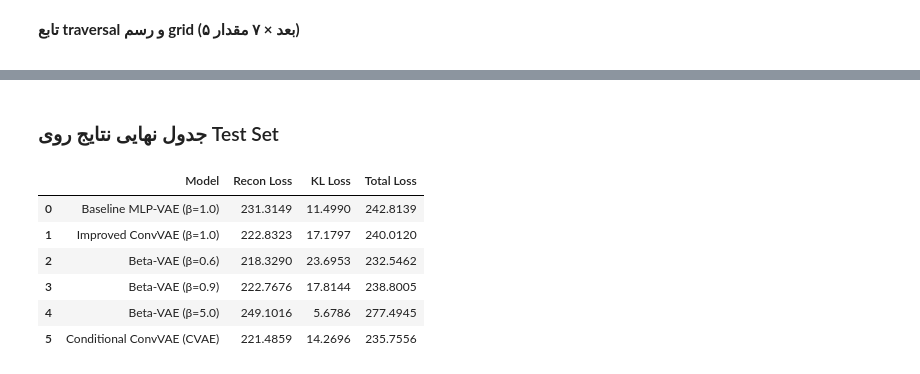
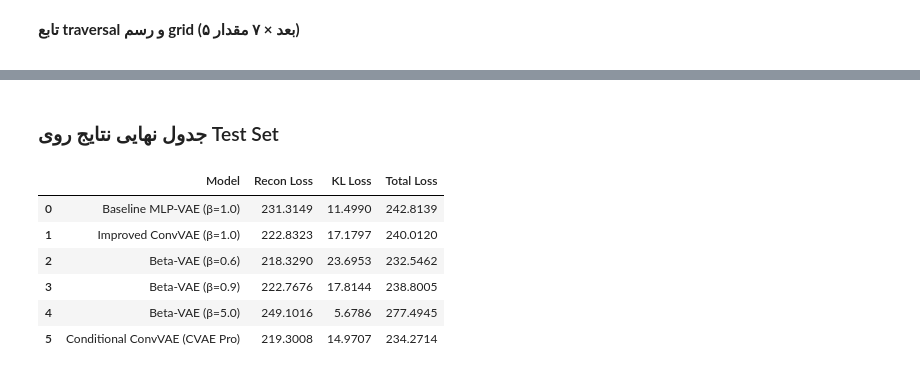
Before and after one commit to SoroushDavaran/ML_fall2025-fashionmnist-vae, a Jupyter notebook: Copy_of_Polygon_Pirates.ipynb, the cells around one changed output, grey strips where cells are left out. Saved outputs shown, nothing was run; the diff lists cells and outputs as text; code cells hidden in the pictures.

```diff
--- a/Copy_of_Polygon_Pirates.ipynb
+++ b/Copy_of_Polygon_Pirates.ipynb
@@ -1142,9 +1161,0 @@ traverse_values = np.linspace(-3, 3, 7)            # 7 values  :contentReference
-# %%
-for beta in BETAS:
-    latent_traversal_grid(
-        model=beta_models[beta],
-        x=x_ref,
-        beta=beta,
-        dims=dims_to_traverse,
-        values=traverse_values
-    )
@@ -1409,8 +1428,10 @@ Overall Accuracy: 10.00%
 # %%
 
-
-# ---- 1. Final Results Table ----
+"""
+## **FAZE 5: Final Report & Summary**
+"""
 import pandas as pd
+from IPython.display import display, HTML
 
 # Combine all metrics into a single list of dictionaries
 final_results = [
@@ -1418,35 +1439,34 @@ final_results = [
     {"Model": "Improved ConvVAE (β=1.0)", "Recon Loss": test_metrics_conv['recon'], "KL Loss": test_metrics_conv['kl'], "Total Loss": test_metrics_conv['total']},
 ]
 
 # Add Beta-VAE models
 for row in beta_test_rows:
     final_results.append({
         "Model": f"Beta-VAE (β={row['beta']})",
         "Recon Loss": row['recon'],
         "KL Loss": row['kl'],
         "Total Loss": row['total']
     })
 
-# Add CVAE model
+# Add CVAE model (Using cvae_pro metrics)
 final_results.append({
-    "Model": "Conditional ConvVAE (CVAE)",
+    "Model": "Conditional ConvVAE (CVAE Pro)",
     "Recon Loss": test_metrics_cvae['recon'],
     "KL Loss": test_metrics_cvae['kl'],
     "Total Loss": test_metrics_cvae['total']
 })
 
 df_final = pd.DataFrame(final_results)
-df_final = df_final.round(4) # Round to 4 decimal places for better readability
+df_final = df_final.round(4)
 
-from IPython.display import display, HTML
 display(HTML("<h3 dir='rtl'>جدول نهایی نتایج روی Test Set</h3>"))
 display(df_final)
 # %% [output]
 جدول نهایی نتایج روی Test Set
 |  | Model | Recon Loss | KL Loss | Total Loss |
 | 0 | Baseline MLP-VAE (β=1.0) | 231.3149 | 11.4990 | 242.8139 |
 | 1 | Improved ConvVAE (β=1.0) | 222.8323 | 17.1797 | 240.0120 |
 | 2 | Beta-VAE (β=0.6) | 218.3290 | 23.6953 | 232.5462 |
 | 3 | Beta-VAE (β=0.9) | 222.7676 | 17.8144 | 238.8005 |
 | 4 | Beta-VAE (β=5.0) | 249.1016 | 5.6786 | 277.4945 |
-| 5 | Conditional ConvVAE (CVAE) | 221.4859 | 14.2696 | 235.7556 |
+| 5 | Conditional ConvVAE (CVAE Pro) | 219.3008 | 14.9707 | 234.2714 |
```
Also changed, not shown: parts of 16 cells of this notebook.
